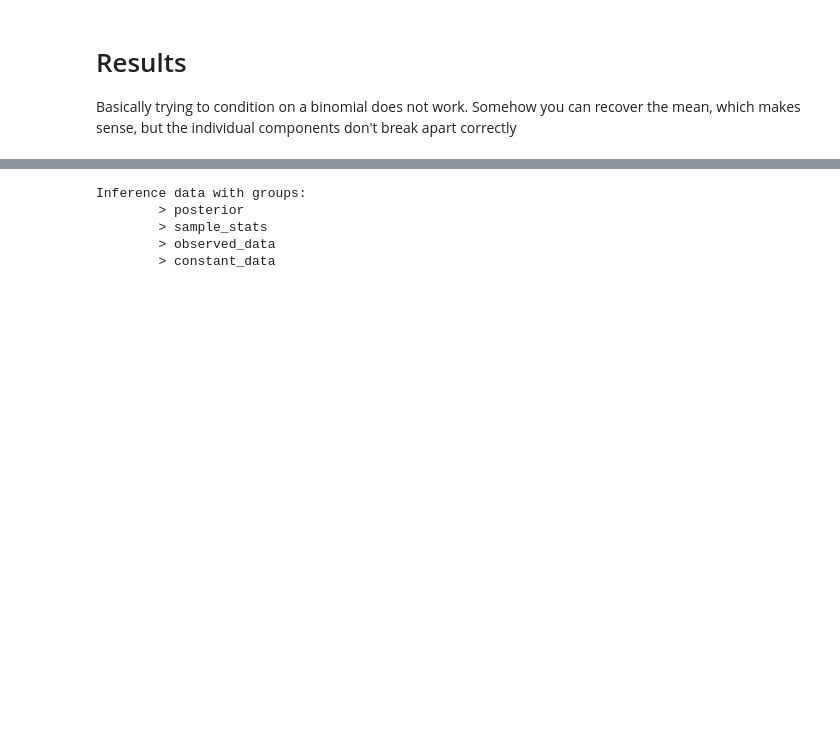
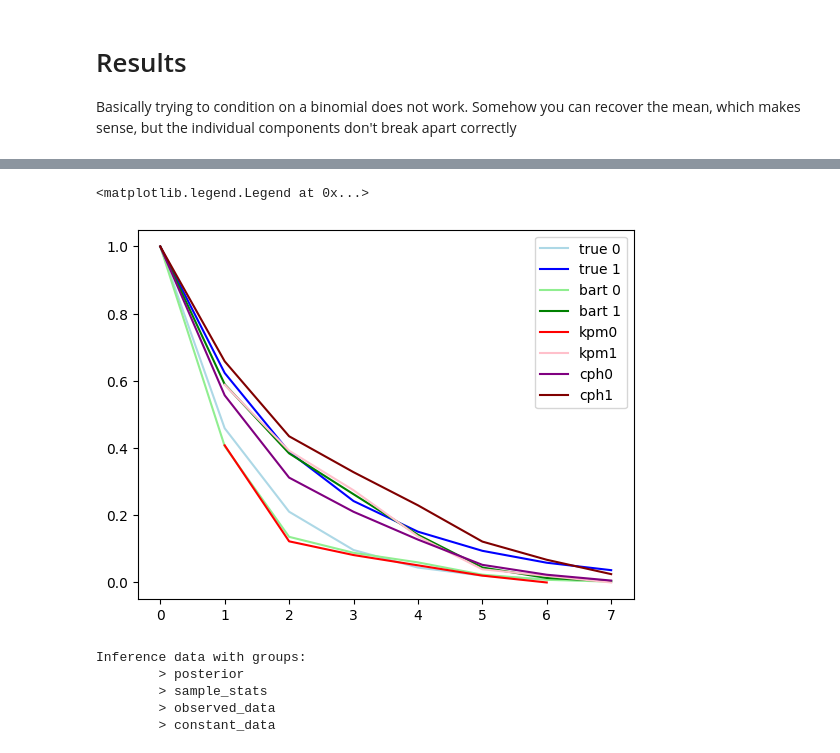
Before and after one commit to twj8CDC/PYMC_BART, a Jupyter notebook: eval_3_bart_w_time_dim.ipynb, the cells around one changed output, grey strips where cells are left out. Drawn from its saved outputs; the diff is of its cells as text; code cells hidden in the pictures; blank space fills up the shorter version.

```diff
--- a/eval_3_bart_w_time_dim.ipynb
+++ b/eval_3_bart_w_time_dim.ipynb
@@ -340,3 +374,27 @@ Sampling: [f, y_pred]
+# %%
+import sksurv.linear_model
+
+cph = sks.linear_model.CoxPHSurvivalAnalysis().fit(x_sk, y_sk)
+cph_sv = cph.predict_survival_function(np.unique(x_mat, axis=0))
+
+cph_sv_val = [fn(fn.x) for fn in cph_sv]
+cph_sv_val = [np.hstack([1, sv]) for sv in cph_sv_val]
+cph_t = np.hstack([0, [fn.x for fn in cph_sv][0]])
+# %%
+
+plt.plot(T, sv_unique[0], color= "lightblue", label="true 0")
+plt.plot(T, sv_unique[1], color = "blue", label="true 1")
+plt.plot(bart_sv_t, bart_sv_val[0], color = "lightgreen", label="bart 0")
+plt.plot(bart_sv_t, bart_sv_val[1], color = "green", label="bart 1")
+# plt.plot(t_f, sv_f)
+plt.plot(t_f1, sv_f1, color="red", label="kpm0")
+plt.plot(t_f2, sv_f2, color="pink", label="kpm1")
+plt.plot(cph_t, cph_sv_val[0], color="purple", label = "cph0")
+plt.plot(cph_t, cph_sv_val[1], color="maroon", label="cph1")
+plt.legend()
+# %% [output]
+<matplotlib.legend.Legend at 0x...>
+[figure, added]
 # %%
 bdata
 # %% [output]
```
Also changed, not shown: parts of 7 cells of this notebook, 6 other files.
